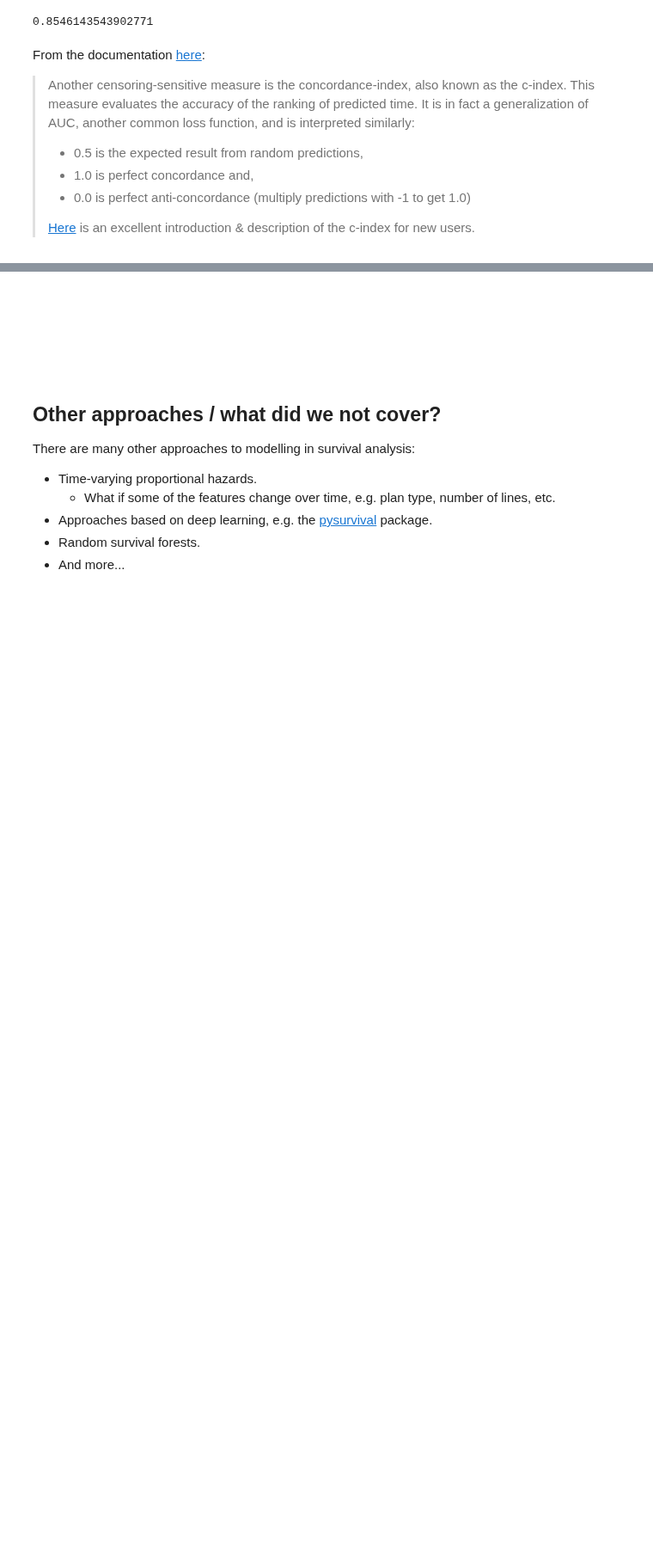
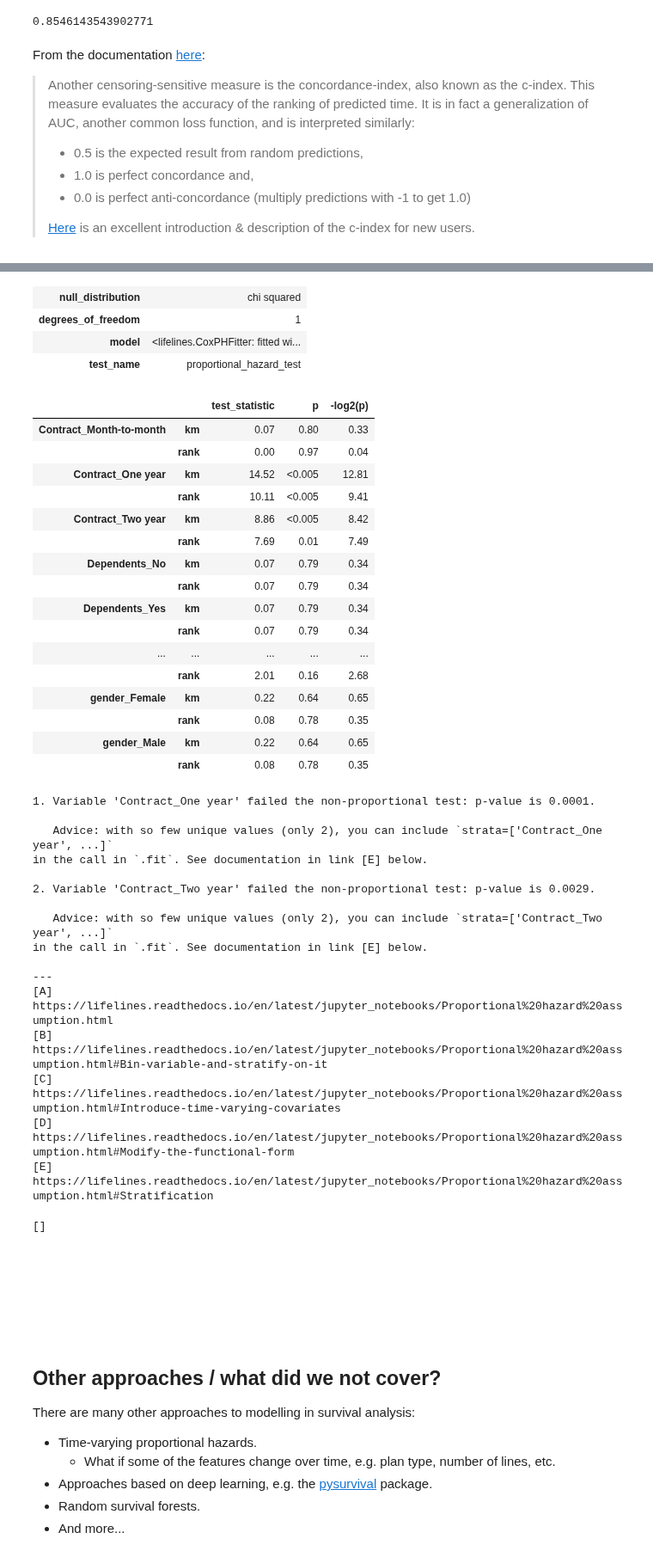
Before and after one commit to UBC-CS/cpsc330-2023W1, a Jupyter notebook: lectures/20_survival-analysis.ipynb, the cells around one changed output, grey strips where cells are left out. Shown at 86% size. Cells and saved outputs as stored; diff of their text form; code cells hidden in the pictures; blank space fills up the shorter version.

```diff
--- a/lectures/20_survival-analysis.ipynb
+++ b/lectures/20_survival-analysis.ipynb
@@ -1105,0 +1107,3 @@ From the documentation [here](https://lifelines.readthedocs.io/en/latest/Surviva
+# %%
+cph.check_assumptions(train_df_surv)
+# %% [output]
@@ -1106,3 +1118,41 @@ From the documentation [here](https://lifelines.readthedocs.io/en/latest/Surviva
+| null_distribution | chi squared |
+| degrees_of_freedom | 1 |
+| model | <lifelines.CoxPHFitter: fitted wi... |
+| test_name | proportional_hazard_test |
+|  |  | test_statistic | p | -log2(p) |
+| Contract_Month-to-month | km | 0.07 | 0.80 | 0.33 |
+|  | rank | 0.00 | 0.97 | 0.04 |
+| Contract_One year | km | 14.52 | <0.005 | 12.81 |
+|  | rank | 10.11 | <0.005 | 9.41 |
+| Contract_Two year | km | 8.86 | <0.005 | 8.42 |
+|  | rank | 7.69 | 0.01 | 7.49 |
+| Dependents_No | km | 0.07 | 0.79 | 0.34 |
+|  | rank | 0.07 | 0.79 | 0.34 |
+| Dependents_Yes | km | 0.07 | 0.79 | 0.34 |
+|  | rank | 0.07 | 0.79 | 0.34 |
+| ... | ... | ... | ... | ... |
+|  | rank | 2.01 | 0.16 | 2.68 |
+| gender_Female | km | 0.22 | 0.64 | 0.65 |
+|  | rank | 0.08 | 0.78 | 0.35 |
+| gender_Male | km | 0.22 | 0.64 | 0.65 |
+|  | rank | 0.08 | 0.78 | 0.35 |
+1. Variable 'Contract_One year' failed the non-proportional test: p-value is 0.0001.
+
+   Advice: with so few unique values (only 2), you can include `strata=['Contract_One year', ...]`
+in the call in `.fit`. See documentation in link [E] below.
+
+2. Variable 'Contract_Two year' failed the non-proportional test: p-value is 0.0029.
+
+   Advice: with so few unique values (only 2), you can include `strata=['Contract_Two year', ...]`
+in the call in `.fit`. See documentation in link [E] below.
+
+---
+[A]  https://lifelines.readthedocs.io/en/latest/jupyter_notebooks/Proportional%20hazard%20assumption.html
+[B]  https://lifelines.readthedocs.io/en/latest/jupyter_notebooks/Proportional%20hazard%20assumption.html#Bin-variable-and-stratify-on-it
+[C]  https://lifelines.readthedocs.io/en/latest/jupyter_notebooks/Proportional%20hazard%20assumption.html#Introduce-time-varying-covariates
+[D]  https://lifelines.readthedocs.io/en/latest/jupyter_notebooks/Proportional%20hazard%20assumption.html#Modify-the-functional-form
+[E]  https://lifelines.readthedocs.io/en/latest/jupyter_notebooks/Proportional%20hazard%20assumption.html#Stratification
+[]
 # %% [markdown]
 <br><br><br><br>
 # %% [markdown]
```
Also changed, not shown: parts of 22 cells of this notebook.
